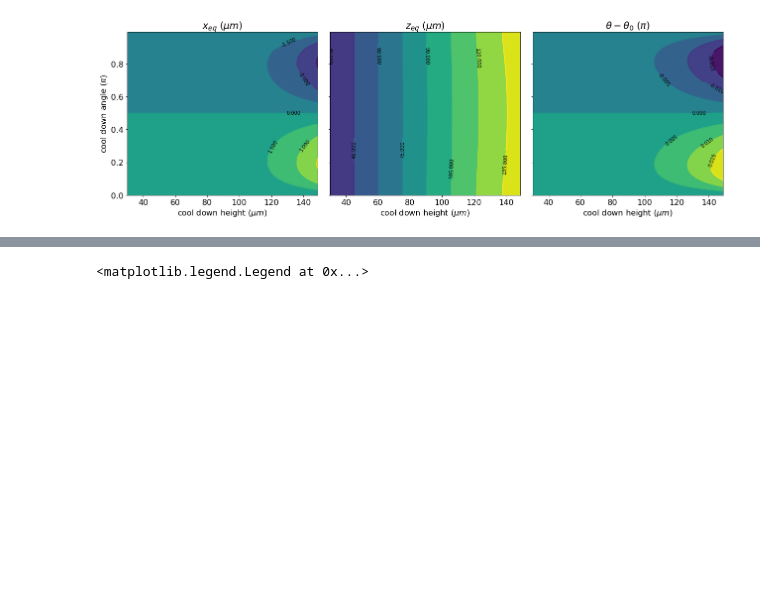
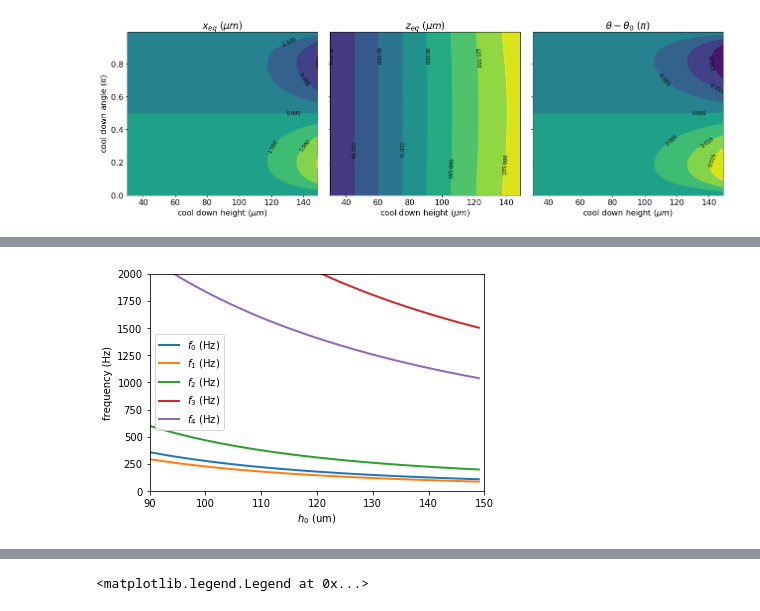
Before and after one commit to LISE-B26/frozen_dipole_model, a Jupyter notebook: notebooks/type_II_SC_find_frequencies.ipynb, the cells around one changed output, grey strips where cells are left out. Cells and saved outputs as stored; diff of their text form; code cells hidden in the pictures; blank space fills up the shorter version.

```diff
--- a/notebooks/type_II_SC_find_frequencies.ipynb
+++ b/notebooks/type_II_SC_find_frequencies.ipynb
@@ -218,0 +271,20 @@ plt.show()
+# %%
+theta_c = df['$\\theta_0$ (rad)'].unique()[62]
+sub_df = df[df['$\\theta_0$ (rad)'] == theta_c]
+
+fig = plt.figure()
+# sub_df.plot(x='$h_0$ (um)', y=['$f_{:d}$ (Hz)'.format(i) for i in range(5)], legend=False)
+for i in range(5):
+    plt.plot(sub_df['$h_0$ (um)'], sub_df['$f_{:d}$ (Hz)'.format(i)], label = '$f_{:d}$ (Hz)'.format(i))
+# plt.legend(loc = (1,0.25))
+plt.xlabel('$h_0$ (um)')
+plt.ylabel('frequency (Hz)')
+plt.legend(loc = 'best')
+plt.ylim(0,2000)
+plt.xlim(90,150)
+# plt.plot(sub_df['theta_0 (rad)'], sub_df['$f_0$ (Hz)])
+
+plt.show()
+fig.savefig('../'+'images/frequencies_a_{:0.1f}um_theta_c_{:02.0f}deg'.format(parameters['a']*1e6, theta_c*180).replace('.', '_')+'.pdf')
+# %% [output]
+[figure, added]
```
Also changed, not shown: parts of 39 cells of this notebook, 4 other files.
